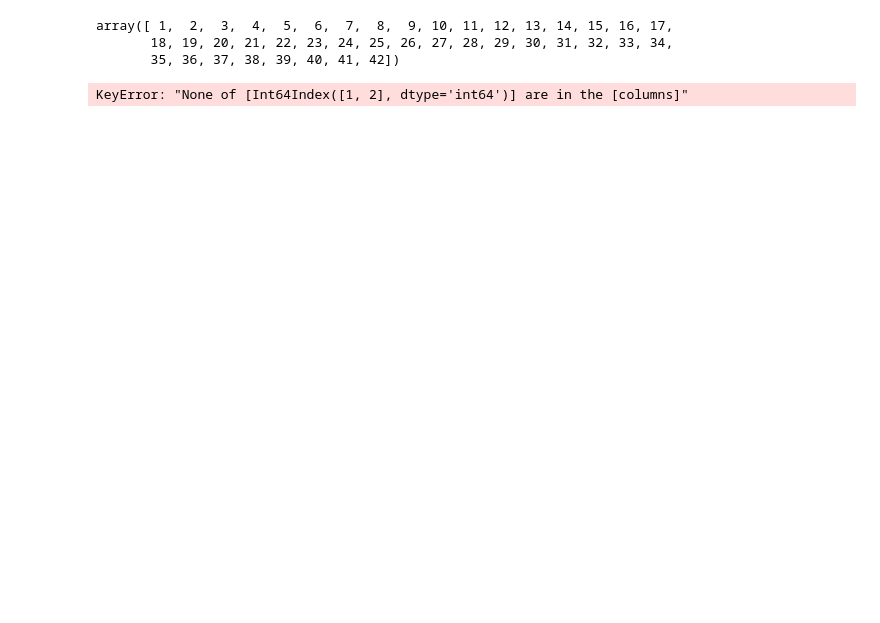
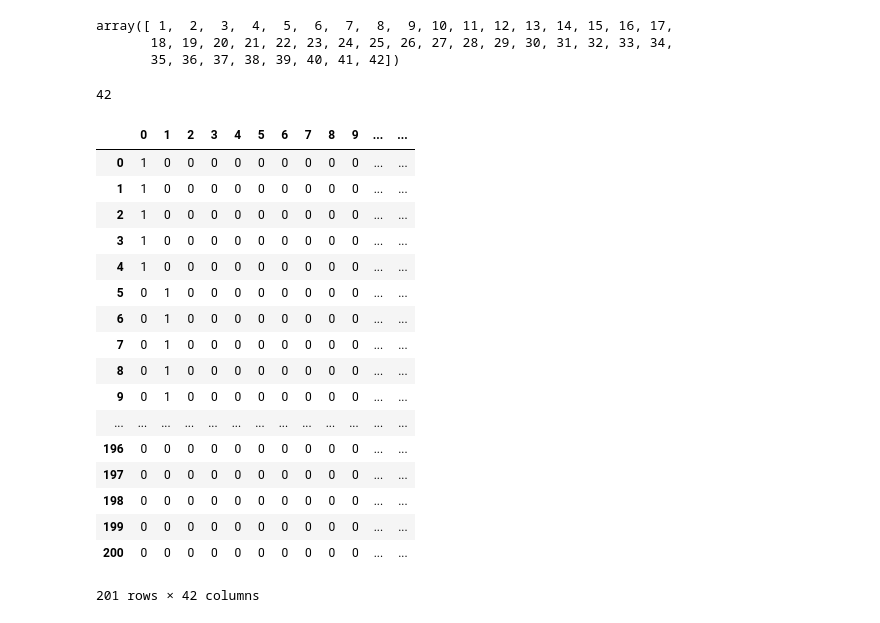
Before and after one commit to Cuda-Chen/fish-classifier, a Jupyter notebook: pandas_test.ipynb, the cells around one changed output. Drawn from its saved outputs; the diff is of its cells as text; code cells hidden in the pictures; blank space fills up the shorter version.

```diff
--- a/pandas_test.ipynb
+++ b/pandas_test.ipynb
@@ -43,12 +43,40 @@ encoder.classes_
 array([ 1,  2,  3,  4,  5,  6,  7,  8,  9, 10, 11, 12, 13, 14, 15, 16, 17,
        18, 19, 20, 21, 22, 23, 24, 25, 26, 27, 28, 29, 30, 31, 32, 33, 34,
        35, 36, 37, 38, 39, 40, 41, 42])
-# %%
-val_label = pd.read_csv('val_label.csv')
-encoder = LabelEncoder()
-y1 = encoder.fit_transform(val_label)
-
-Y = pd.get_dummies(val_label, columns=classes_dummy)
-Y
-# %% [output]
-KeyError: "None of [Int64Index([1, 2], dtype='int64')] are in the [columns]"
+# %%
+val_label = pd.read_csv('val_label.csv')
+#val_label
+#print(val_label['class_no'])
+val_label_list = val_label['class_no'].tolist()
+#print(val_label_list)
+print(len(classes))
+onehot_val = []
+for value in val_label_list:
+    #print(value)
+    class_id = [0 for _ in range(len(classes))]
+    class_id[value - 1] = 1
+    onehot_val.append(class_id)
+
+#print(onehot_val)
+result = pd.DataFrame(onehot_val)
+result
+# %% [output]
+42
+|  | 0 | 1 | 2 | 3 | 4 | 5 | 6 | 7 | 8 | 9 | ... | ... |
+| 0 | 1 | 0 | 0 | 0 | 0 | 0 | 0 | 0 | 0 | 0 | ... | ... |
+| 1 | 1 | 0 | 0 | 0 | 0 | 0 | 0 | 0 | 0 | 0 | ... | ... |
+| 2 | 1 | 0 | 0 | 0 | 0 | 0 | 0 | 0 | 0 | 0 | ... | ... |
+| 3 | 1 | 0 | 0 | 0 | 0 | 0 | 0 | 0 | 0 | 0 | ... | ... |
+| 4 | 1 | 0 | 0 | 0 | 0 | 0 | 0 | 0 | 0 | 0 | ... | ... |
+| 5 | 0 | 1 | 0 | 0 | 0 | 0 | 0 | 0 | 0 | 0 | ... | ... |
+| 6 | 0 | 1 | 0 | 0 | 0 | 0 | 0 | 0 | 0 | 0 | ... | ... |
+| 7 | 0 | 1 | 0 | 0 | 0 | 0 | 0 | 0 | 0 | 0 | ... | ... |
+| 8 | 0 | 1 | 0 | 0 | 0 | 0 | 0 | 0 | 0 | 0 | ... | ... |
+| 9 | 0 | 1 | 0 | 0 | 0 | 0 | 0 | 0 | 0 | 0 | ... | ... |
+| ... | ... | ... | ... | ... | ... | ... | ... | ... | ... | ... | ... | ... |
+| 196 | 0 | 0 | 0 | 0 | 0 | 0 | 0 | 0 | 0 | 0 | ... | ... |
+| 197 | 0 | 0 | 0 | 0 | 0 | 0 | 0 | 0 | 0 | 0 | ... | ... |
+| 198 | 0 | 0 | 0 | 0 | 0 | 0 | 0 | 0 | 0 | 0 | ... | ... |
+| 199 | 0 | 0 | 0 | 0 | 0 | 0 | 0 | 0 | 0 | 0 | ... | ... |
+| 200 | 0 | 0 | 0 | 0 | 0 | 0 | 0 | 0 | 0 | 0 | ... | ... |
+201 rows × 42 columns
```
Also changed, not shown: 3 other files.
